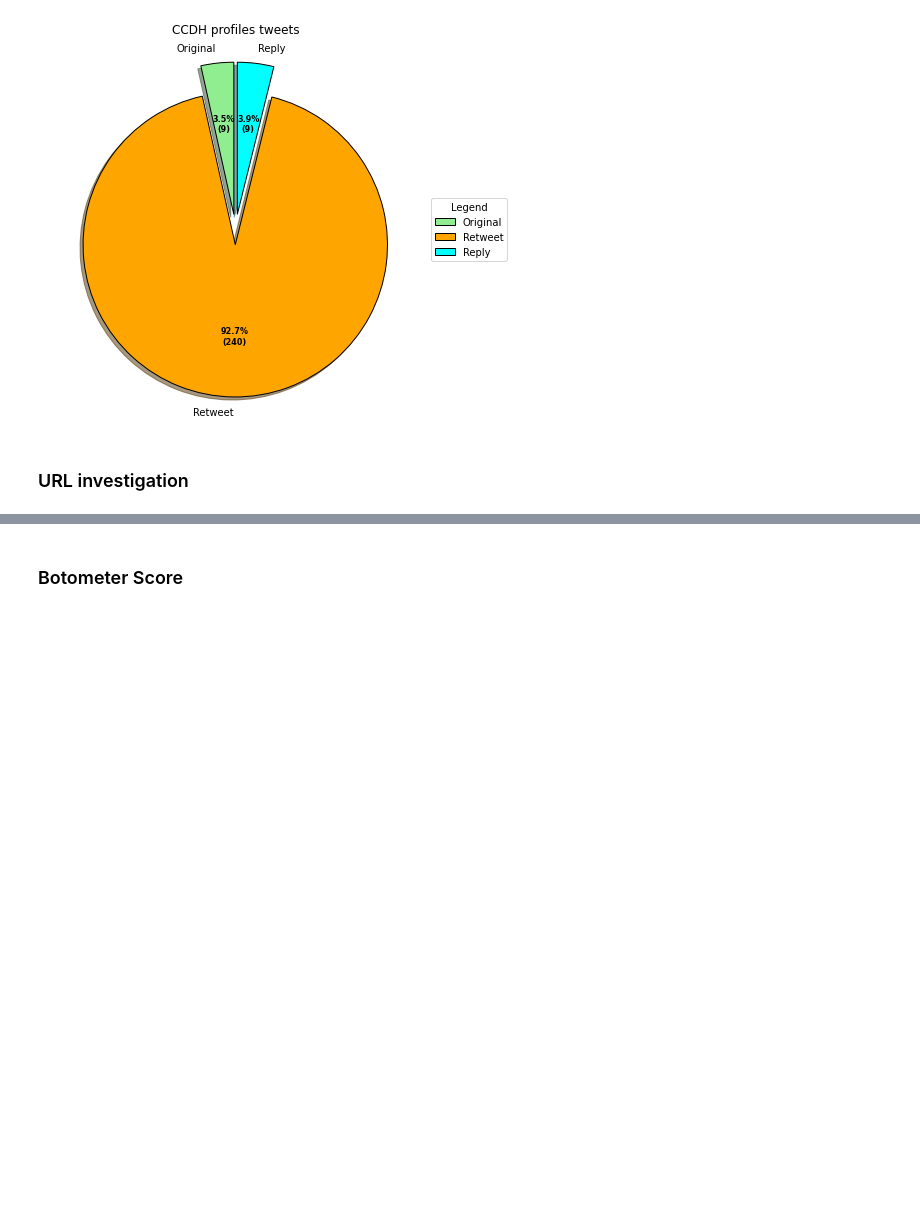
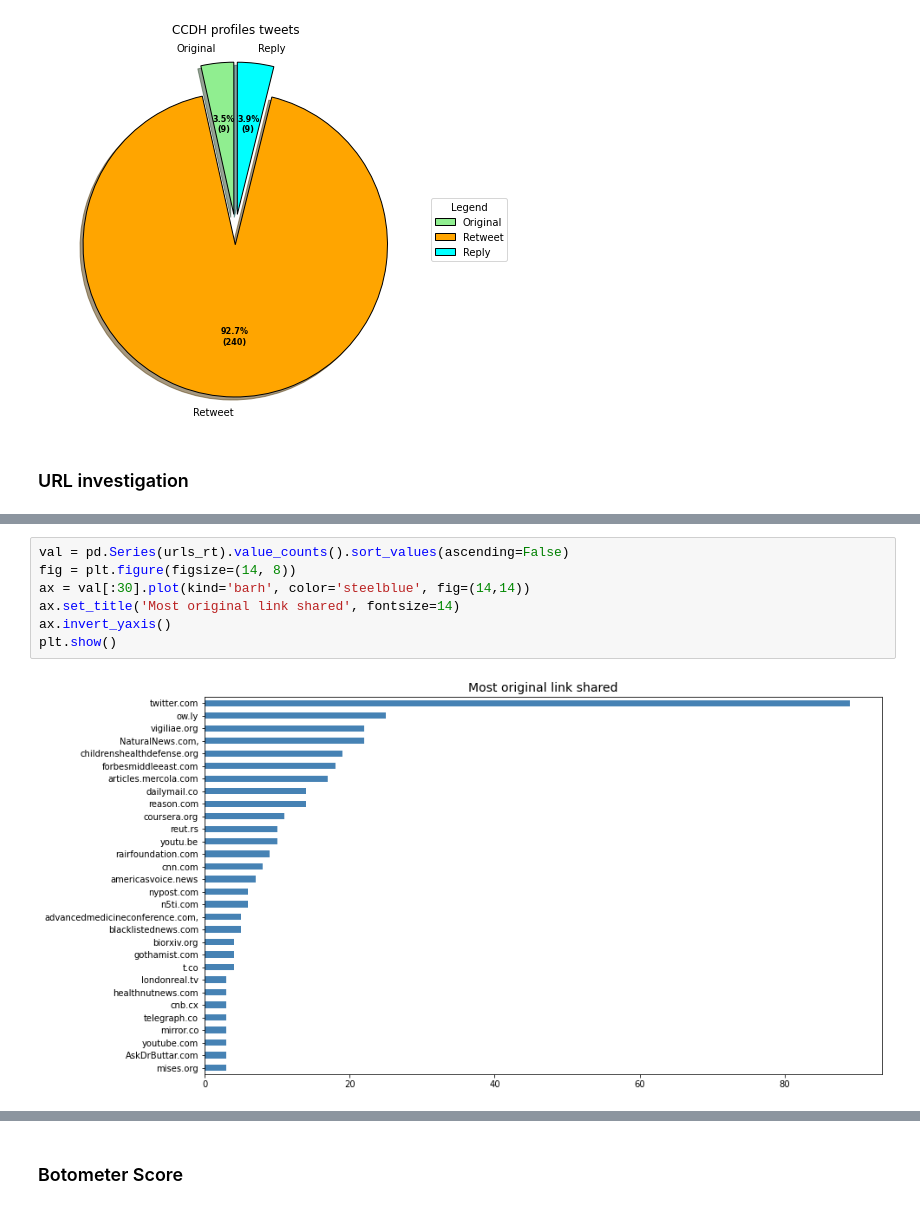
Before and after one commit to gi-ux/BachelorProject, a Jupyter notebook: notebook/Disinform_CCDH.ipynb, the cells around one changed output, grey strips where cells are left out. Cells and saved outputs as stored; diff of their text form; blank space fills up the shorter version.

```diff
--- a/notebook/Disinform_CCDH.ipynb
+++ b/notebook/Disinform_CCDH.ipynb
@@ -459 +470,10 @@ credibility_url
+# %%
+val = pd.Series(urls_rt).value_counts().sort_values(ascending=False)
+fig = plt.figure(figsize=(14, 8))
+ax = val[:30].plot(kind='barh', color='steelblue', fig=(14,14))
+ax.set_title('Most original link shared', fontsize=14)
+ax.invert_yaxis()
+plt.show()
+# %% [output]
+[figure, added]
 # %%
```
Also changed, not shown: parts of 15 cells of this notebook.
